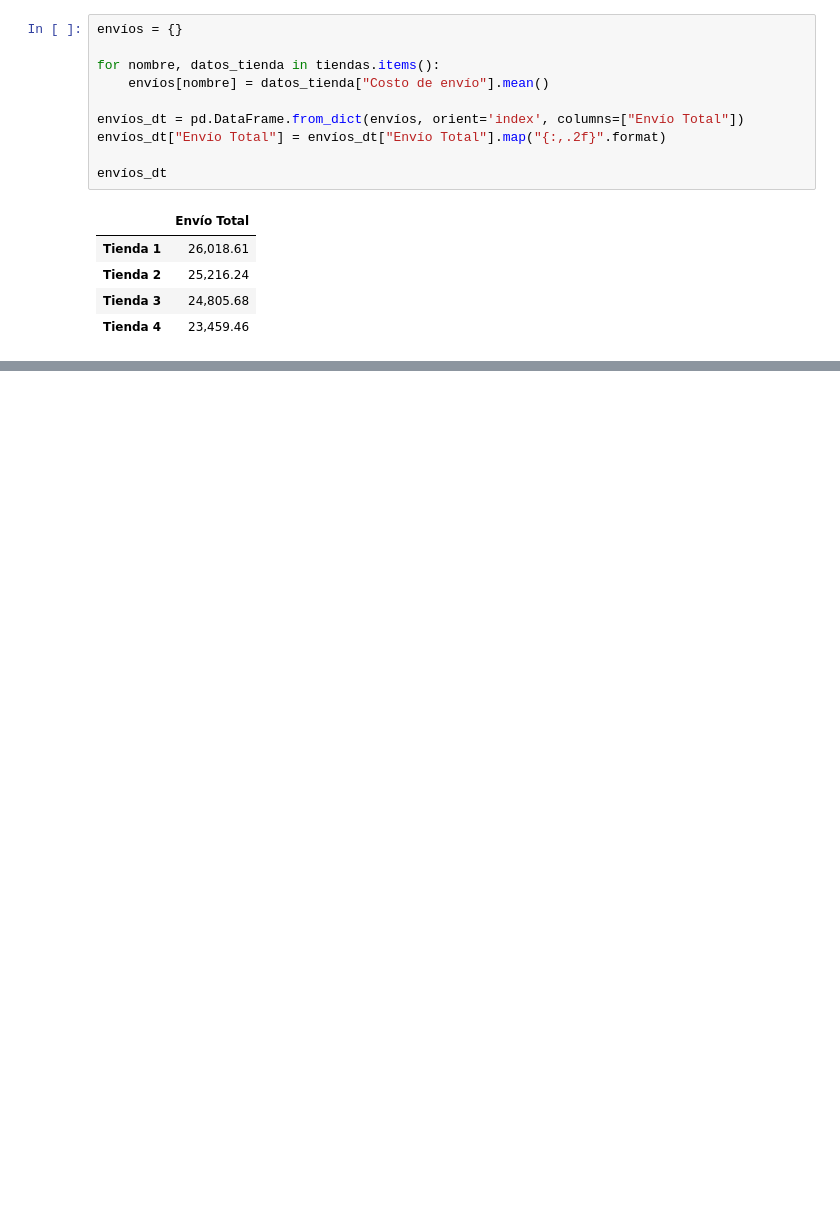
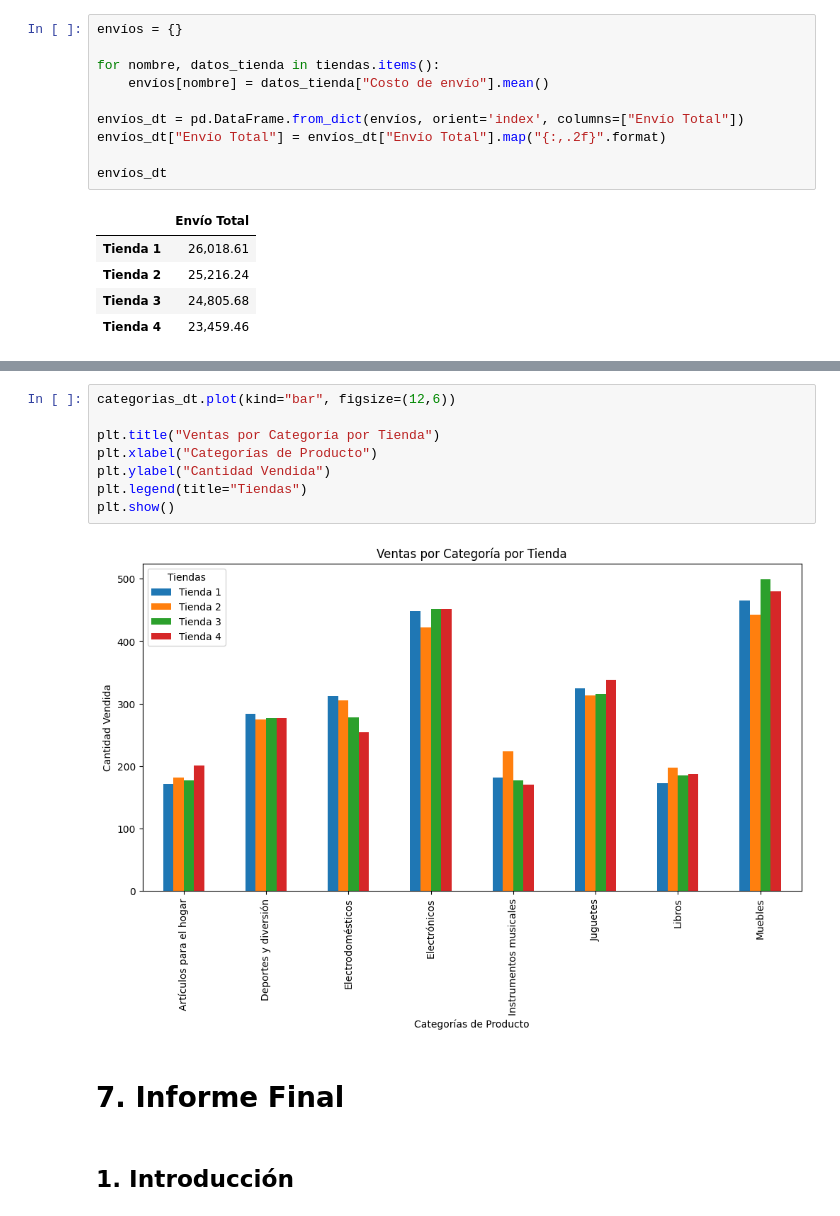
Before and after one commit to melencith/Challenge-1---Data-Science---Alura-Store_-Latam, a Jupyter notebook: AluraStoreLatam.ipynb, the cells around one changed output, grey strips where cells are left out. Cells and saved outputs as stored; diff of their text form; blank space fills up the shorter version.

Commit message:
Se añadió las gráficas faltantes y el informe final

```diff
--- a/AluraStoreLatam.ipynb
+++ b/AluraStoreLatam.ipynb
@@ -198,0 +215,14 @@ plt.show()
+# %%
+categorias_dt.plot(kind="bar", figsize=(12,6))
+
+plt.title("Ventas por Categoría por Tienda")
+plt.xlabel("Categorías de Producto")
+plt.ylabel("Cantidad Vendida")
+plt.legend(title="Tiendas")
+plt.show()
+# %% [output]
+[figure, added]
+# %% [markdown]
+# **7. Informe Final**
+# %% [markdown]
+## **1. Introducción**
```
Also changed, not shown: parts of 26 cells of this notebook.
